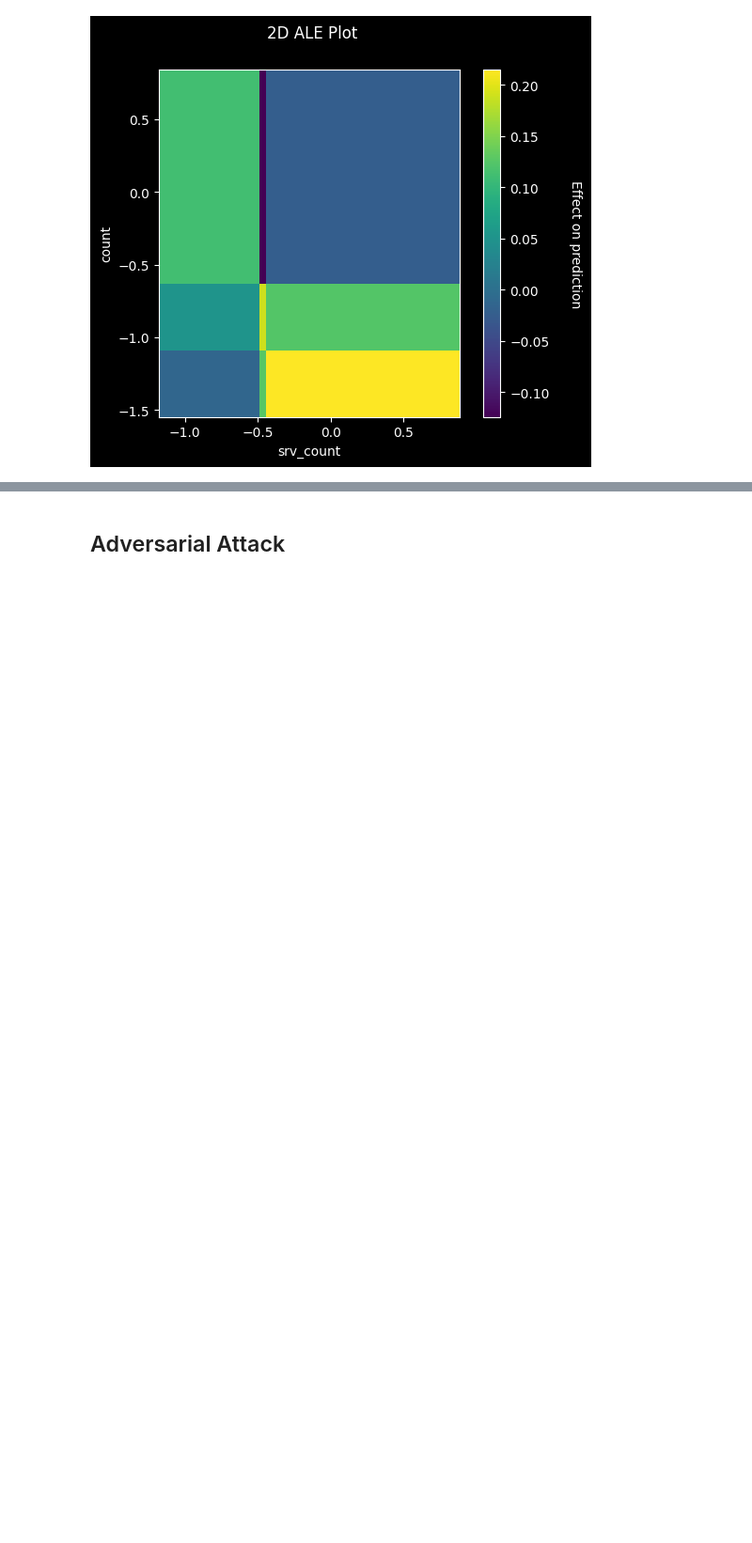
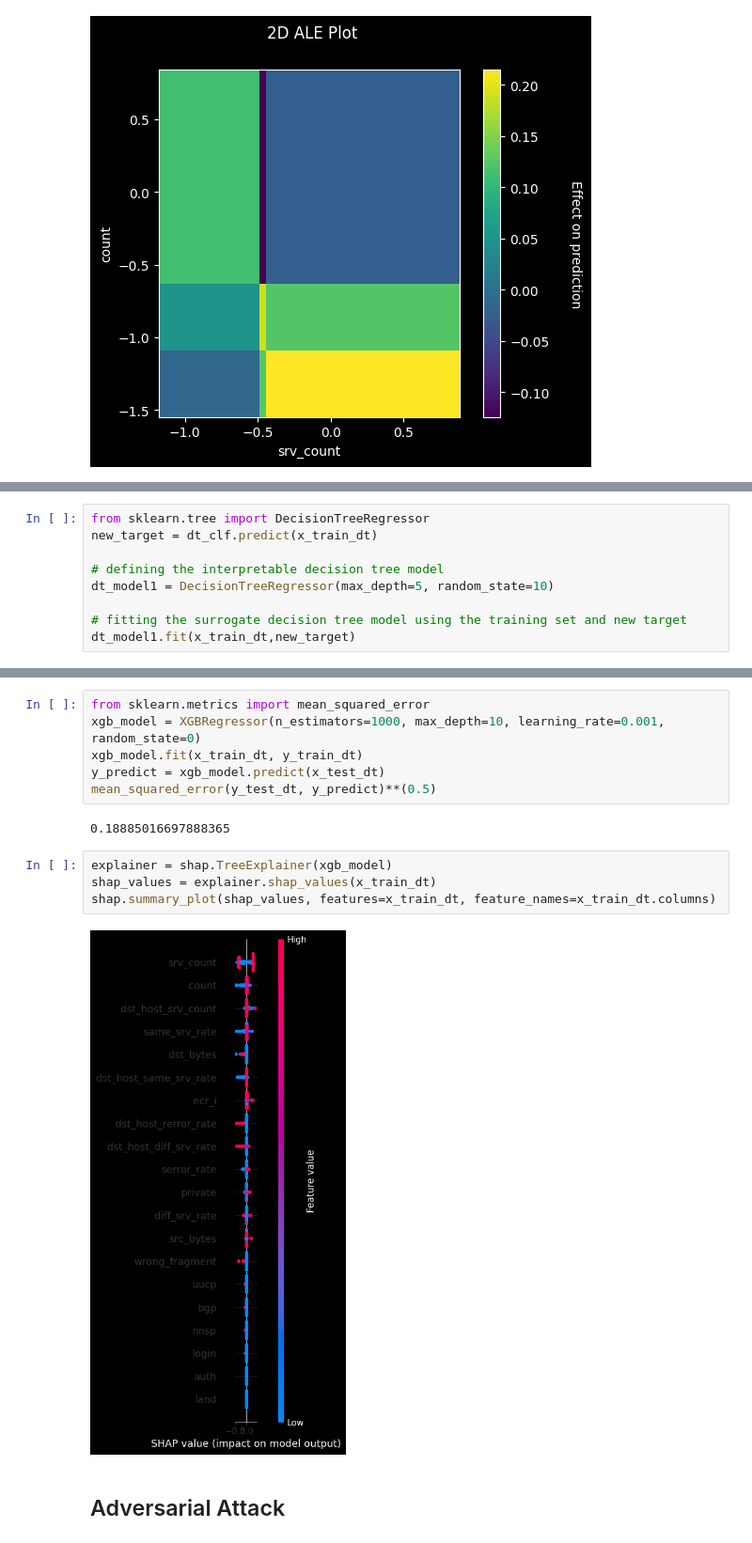
Before and after one commit to navid-finra/finra2, a Jupyter notebook: imp/finra.ipynb, the cells around one changed output, grey strips where cells are left out. Shown at 94% size. Cells and saved outputs as stored; diff of their text form; blank space fills up the shorter version.

```diff
--- a/imp/finra.ipynb
+++ b/imp/finra.ipynb
@@ -915,0 +945,9 @@ plt.gcf()
+# %%
+from sklearn.tree import DecisionTreeRegressor
+new_target = dt_clf.predict(x_train_dt)
+
+# defining the interpretable decision tree model
+dt_model1 = DecisionTreeRegressor(max_depth=5, random_state=10)
+
+# fitting the surrogate decision tree model using the training set and new target
+dt_model1.fit(x_train_dt,new_target)
@@ -916,3 +996,17 @@ plt.gcf()
+# %%
+from sklearn.metrics import mean_squared_error
+xgb_model = XGBRegressor(n_estimators=1000, max_depth=10, learning_rate=0.001, random_state=0)
+xgb_model.fit(x_train_dt, y_train_dt)
+y_predict = xgb_model.predict(x_test_dt)
+mean_squared_error(y_test_dt, y_predict)**(0.5)
+# %% [output]
+0.18885016697888365
+# %%
+explainer = shap.TreeExplainer(xgb_model)
+shap_values = explainer.shap_values(x_train_dt)
+shap.summary_plot(shap_values, features=x_train_dt, feature_names=x_train_dt.columns)
+# %% [output]
+[figure, added]
 # %% [markdown]
 ## Adversarial Attack
 # %%
```
Also changed, not shown: parts of 9 cells of this notebook.
